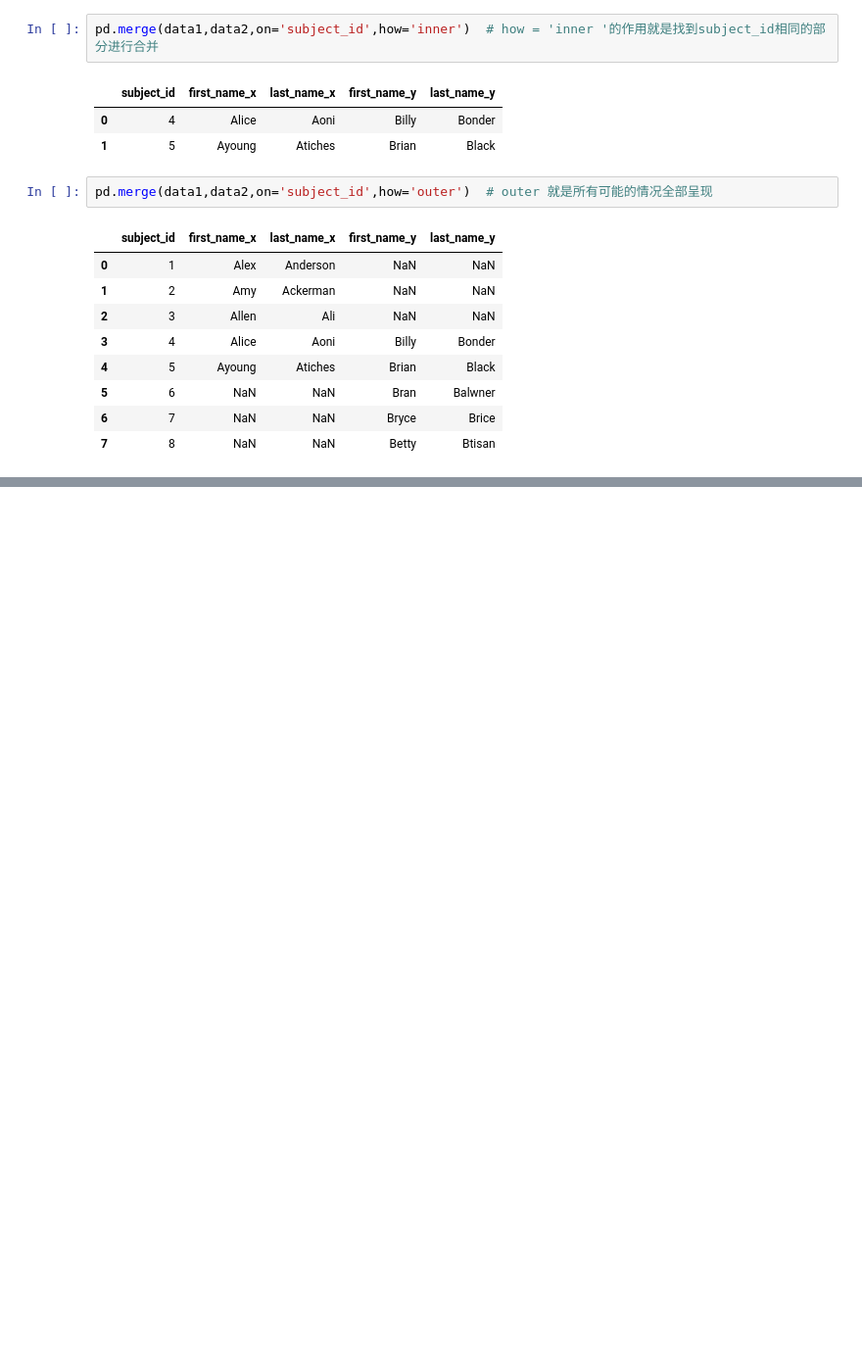
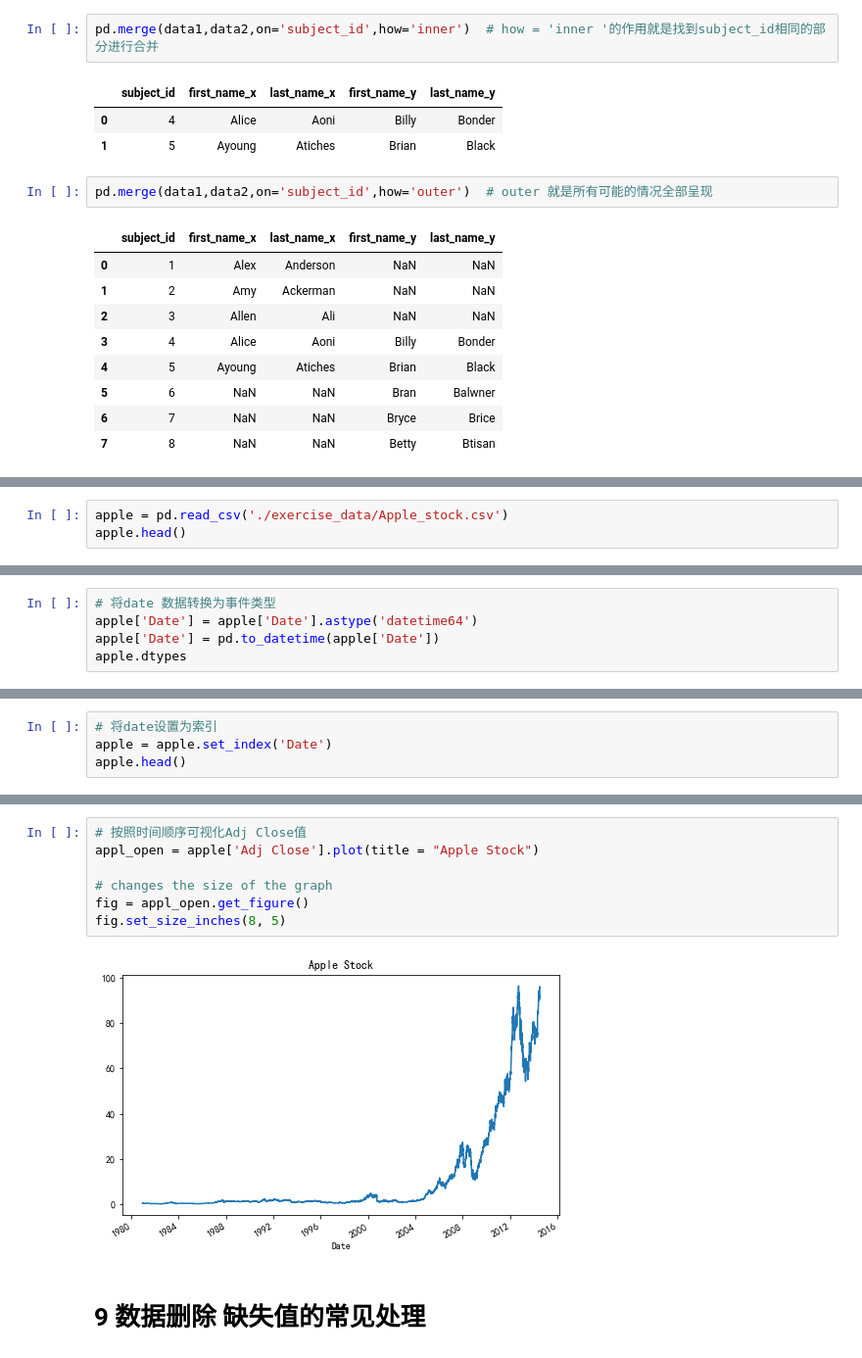
Before and after one commit to GuangwenSi/PDandNP, a Jupyter notebook: pandas实战.ipynb, the cells around one changed output, grey strips where cells are left out. Shown: that part at 98% size. Saved outputs shown, nothing was run; the diff lists cells and outputs as text; blank space fills up the shorter version.

```diff
--- a/pandas实战.ipynb
+++ b/pandas实战.ipynb
@@ -464,0 +725,3 @@ pd.merge(data1,data2,on='subject_id',how='outer')  # outer 就是所有可能的
+# %%
+apple = pd.read_csv('./exercise_data/Apple_stock.csv')
+apple.head()
@@ -464,0 +747,5 @@ pd.merge(data1,data2,on='subject_id',how='outer')  # outer 就是所有可能的
+# %%
+# 将date 数据转换为事件类型
+apple['Date'] = apple['Date'].astype('datetime64')
+apple['Date'] = pd.to_datetime(apple['Date'])
+apple.dtypes
@@ -464,0 +761,4 @@ pd.merge(data1,data2,on='subject_id',how='outer')  # outer 就是所有可能的
+# %%
+# 将date设置为索引
+apple = apple.set_index('Date')
+apple.head()
@@ -464,0 +810,11 @@ pd.merge(data1,data2,on='subject_id',how='outer')  # outer 就是所有可能的
+# %%
+# 按照时间顺序可视化Adj Close值
+appl_open = apple['Adj Close'].plot(title = "Apple Stock")
+
+# changes the size of the graph
+fig = appl_open.get_figure()
+fig.set_size_inches(8, 5)
+# %% [output]
+[figure, added]
+# %% [markdown]
+# 9 数据删除 缺失值的常见处理
```
Also changed, not shown: parts of 51 cells of this notebook, 1 other file.
